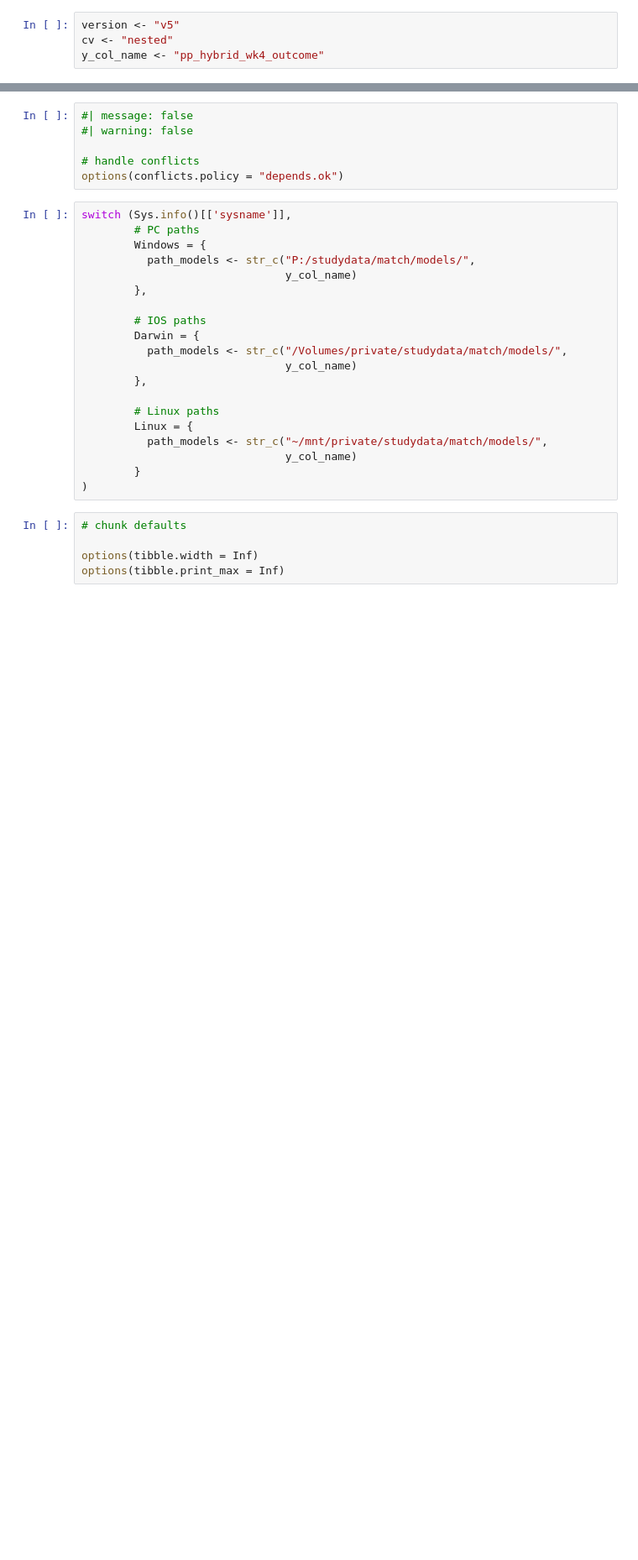
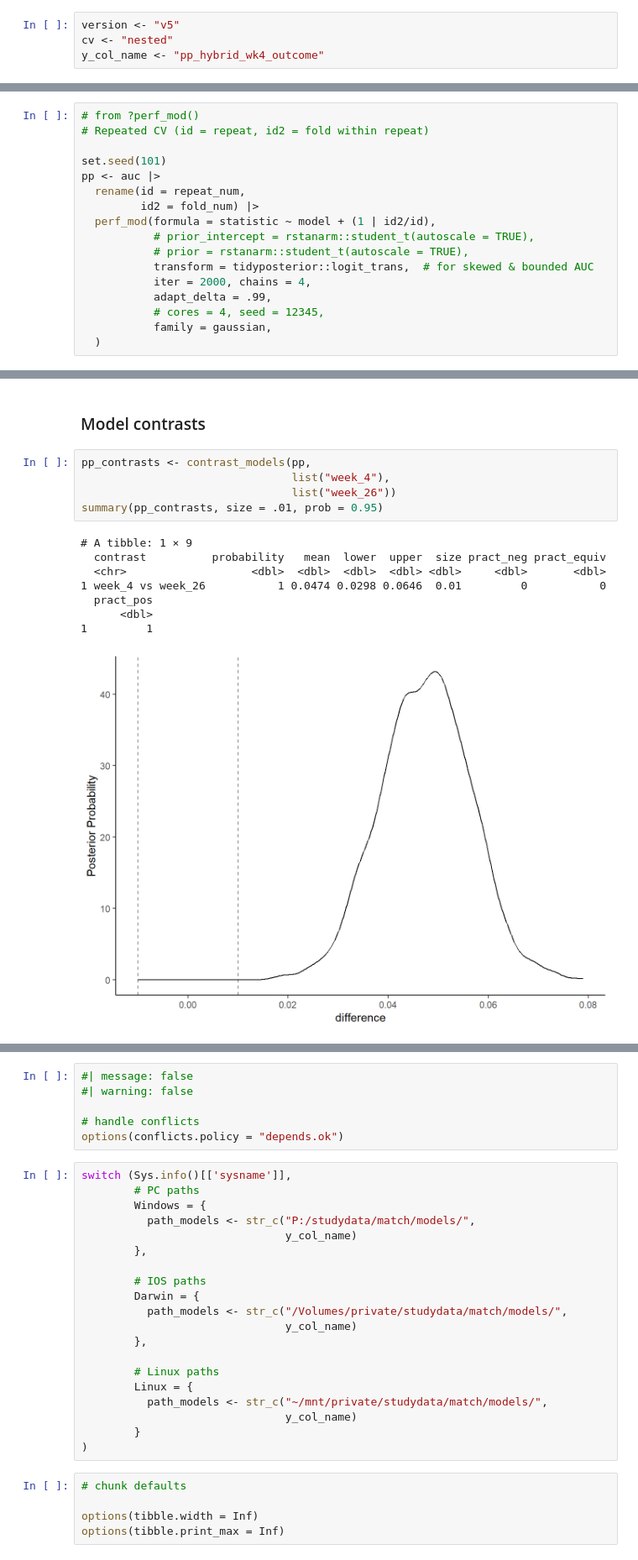
Before and after one commit to jjcurtin/study_match, a Jupyter notebook: notebooks/mak_fig_1.embed.ipynb, the cells around one changed output, grey strips where cells are left out. Shown at 84% size. Cells and saved outputs as stored; diff of their text form; blank space fills up the shorter version.

```diff
--- a/notebooks/mak_fig_1.embed.ipynb
+++ b/notebooks/mak_fig_1.embed.ipynb
@@ -11,0 +157,17 @@ y_col_name <- "pp_hybrid_wk4_outcome"
+# %%
+# from ?perf_mod()
+# Repeated CV (id = repeat, id2 = fold within repeat)
+
+set.seed(101)
+pp <- auc |>
+  rename(id = repeat_num,
+         id2 = fold_num) |>
+  perf_mod(formula = statistic ~ model + (1 | id2/id),
+           # prior_intercept = rstanarm::student_t(autoscale = TRUE),
+           # prior = rstanarm::student_t(autoscale = TRUE),
+           transform = tidyposterior::logit_trans,  # for skewed & bounded AUC
+           iter = 2000, chains = 4,
+           adapt_delta = .99,
+           # cores = 4, seed = 12345,
+           family = gaussian,
+  )
@@ -11,0 +259,16 @@ y_col_name <- "pp_hybrid_wk4_outcome"
+# %% [markdown]
+### Model contrasts
+# %%
+pp_contrasts <- contrast_models(pp,
+                                list("week_4"),
+                                list("week_26"))
+summary(pp_contrasts, size = .01, prob = 0.95)
+# %% [output]
+# A tibble: 1 × 9
+  contrast          probability   mean  lower  upper  size pract_neg pract_equiv
+  <chr>                   <dbl>  <dbl>  <dbl>  <dbl> <dbl>     <dbl>       <dbl>
+1 week_4 vs week_26           1 0.0474 0.0298 0.0646  0.01         0           0
+  pract_pos
+      <dbl>
+1         1
+[figure, added]
```
Also changed, not shown: parts of 32 cells of this notebook, 32 other files.
